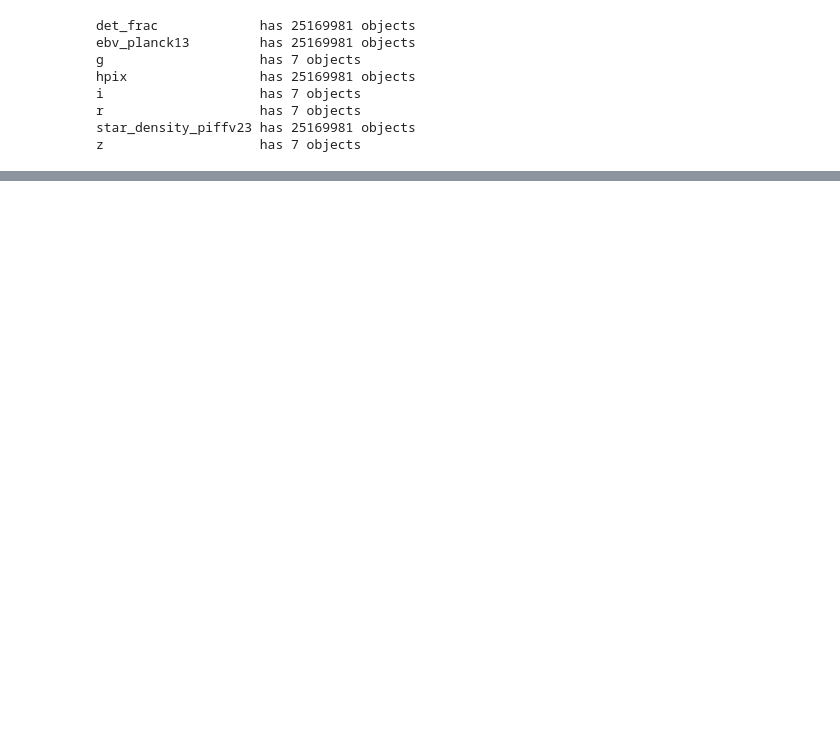
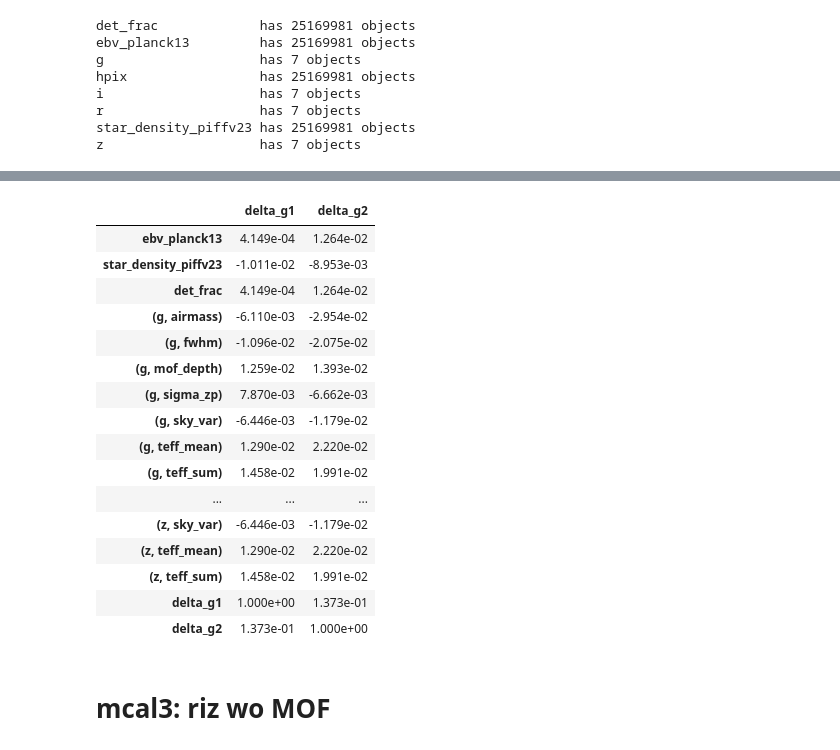
Before and after one commit to aa-12323/balrog_mcal, a Jupyter notebook: lib/healpix.ipynb, the cells around one changed output, grey strips where cells are left out. Drawn from its saved outputs; the diff is of its cells as text; code cells hidden in the pictures; blank space fills up the shorter version.

```diff
--- a/lib/healpix.ipynb
+++ b/lib/healpix.ipynb
@@ -162,0 +327,8 @@ The iterable function was deprecated in Matplotlib 3.1 and will be removed in 3.
+# %%
+gold_n_delta_g_list=[None]*4
+for i,df in enumerate(gng_filled_list):
+    gold_n_delta_g_list[i]=pd.concat([gold_df_all,df],axis=1)
+# %%
+corr_list=[None]*4
+for i,df in enumerate(gold_n_delta_g_list):
+    corr_list[i]=df.corr(method='pearson').loc[:,['delta_g1','delta_g2']]
@@ -162,0 +351,22 @@ The iterable function was deprecated in Matplotlib 3.1 and will be removed in 3.
+# %%
+corr_list[0]
+# %% [output]
+|  | delta_g1 | delta_g2 |
+| ebv_planck13 | 4.149e-04 | 1.264e-02 |
+| star_density_piffv23 | -1.011e-02 | -8.953e-03 |
+| det_frac | 4.149e-04 | 1.264e-02 |
+| (g, airmass) | -6.110e-03 | -2.954e-02 |
+| (g, fwhm) | -1.096e-02 | -2.075e-02 |
+| (g, mof_depth) | 1.259e-02 | 1.393e-02 |
+| (g, sigma_zp) | 7.870e-03 | -6.662e-03 |
+| (g, sky_var) | -6.446e-03 | -1.179e-02 |
+| (g, teff_mean) | 1.290e-02 | 2.220e-02 |
+| (g, teff_sum) | 1.458e-02 | 1.991e-02 |
+| ... | ... | ... |
+| (z, sky_var) | -6.446e-03 | -1.179e-02 |
+| (z, teff_mean) | 1.290e-02 | 2.220e-02 |
+| (z, teff_sum) | 1.458e-02 | 1.991e-02 |
+| delta_g1 | 1.000e+00 | 1.373e-01 |
+| delta_g2 | 1.373e-01 | 1.000e+00 |
+# %% [markdown]
+# mcal3: riz wo MOF
```
Also changed, not shown: parts of 45 cells of this notebook, 1 other file.
